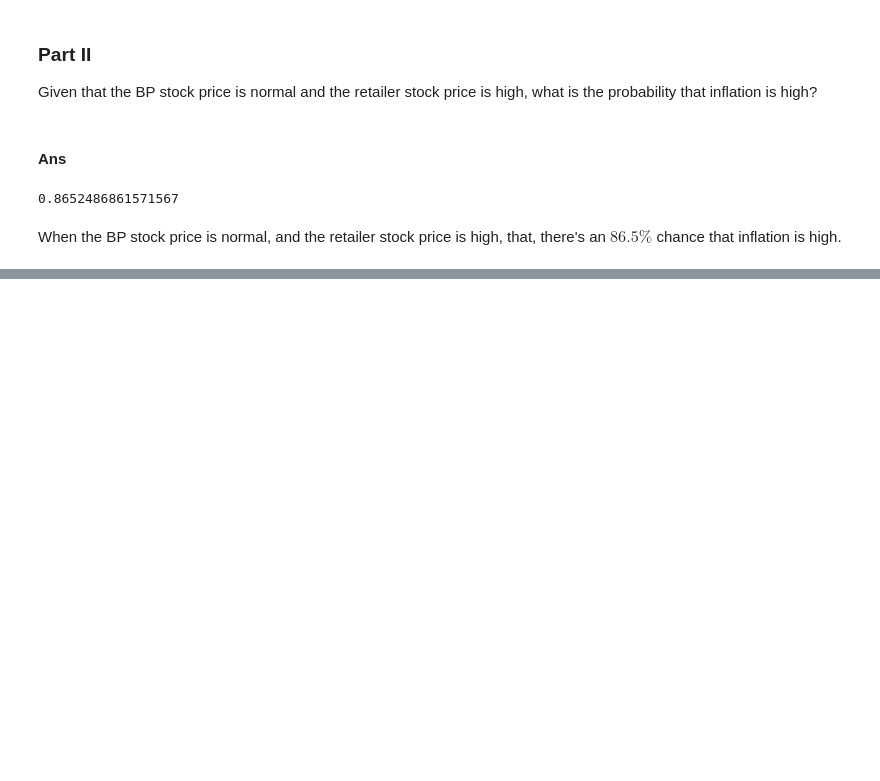
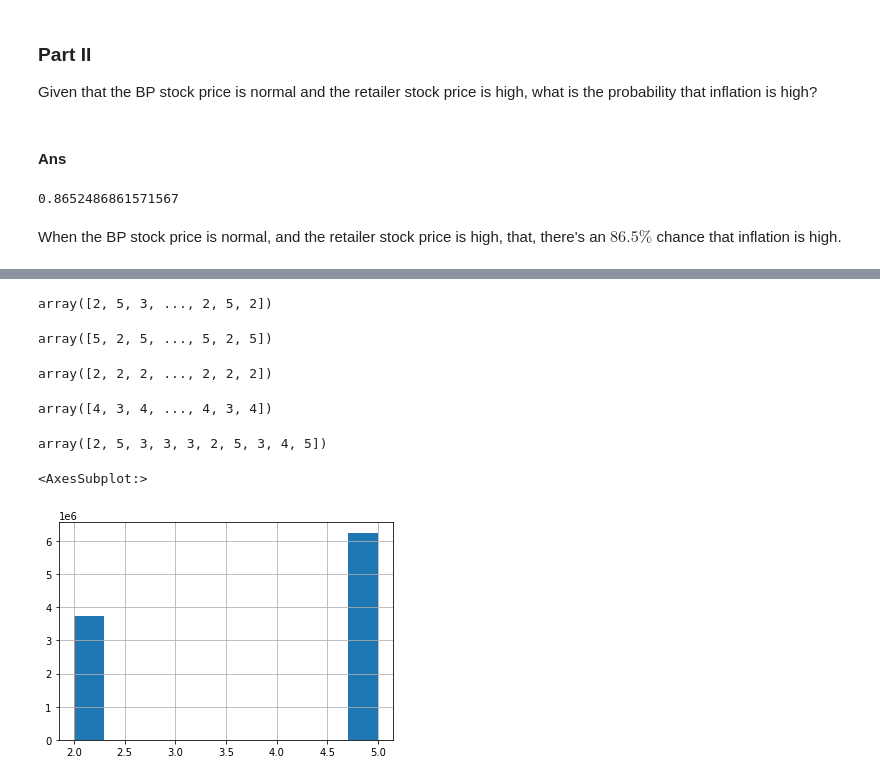
Before and after one commit to Edderic/BRML, a Jupyter notebook: solutions/ch-3.ipynb, the cells around one changed output, grey strips where cells are left out. Cells and saved outputs as stored; diff of their text form; code cells hidden in the pictures; blank space fills up the shorter version.

```diff
--- a/solutions/ch-3.ipynb
+++ b/solutions/ch-3.ipynb
@@ -861,0 +972,3 @@ plt.tight_layout()
+# %%
+for i in range(1, len(sim_events)):
+    result = result & sim_events[i]
@@ -861,0 +988,25 @@ plt.tight_layout()
+# %%
+interest_levels[0]
+# %% [output]
+array([2, 5, 3, ..., 2, 5, 2])
+# %%
+s_1[result]
+# %% [output]
+array([5, 2, 5, ..., 5, 2, 5])
+# %%
+s_2[result]
+# %% [output]
+array([2, 2, 2, ..., 2, 2, 2])
+# %%
+s_3[result]
+# %% [output]
+array([4, 3, 4, ..., 4, 3, 4])
+# %%
+s_1[:10]
+# %% [output]
+array([2, 5, 3, 3, 3, 2, 5, 3, 4, 5])
+# %%
+pd.Series(s_1[result]).hist()
+# %% [output]
+<AxesSubplot:>
+[figure, added]
```
Also changed, not shown: parts of 101 cells of this notebook.
